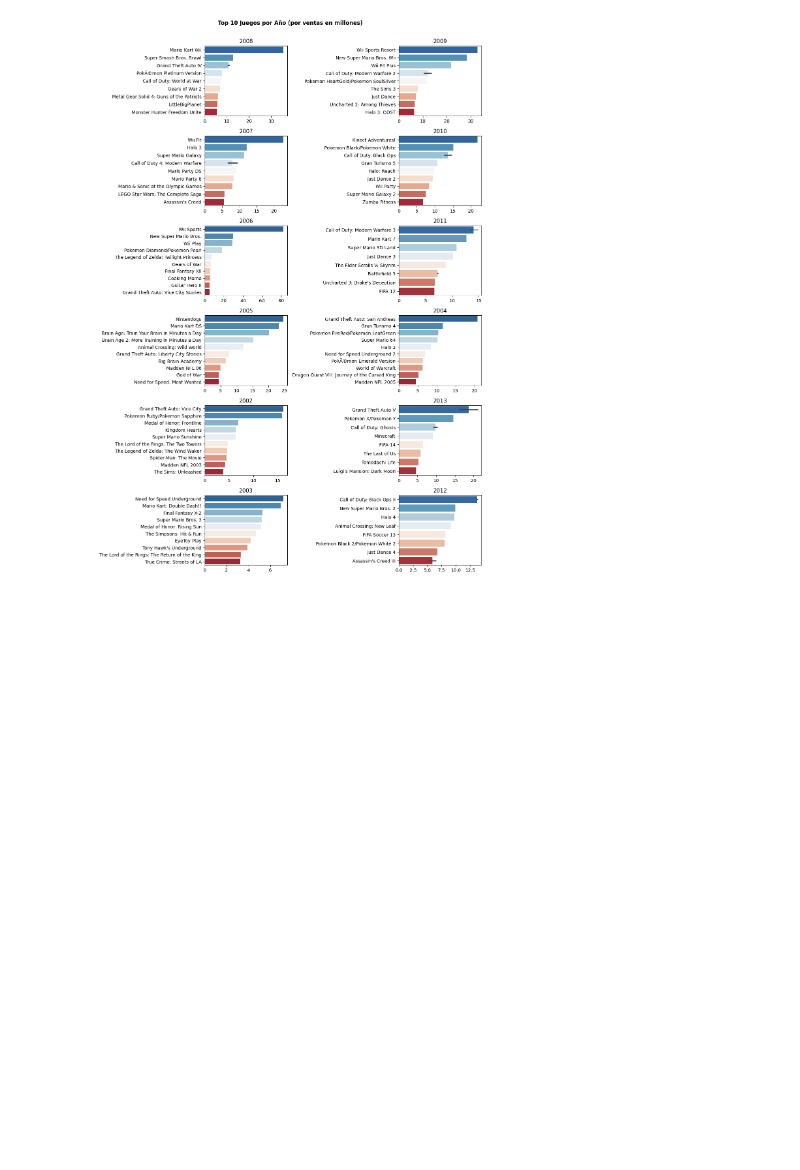
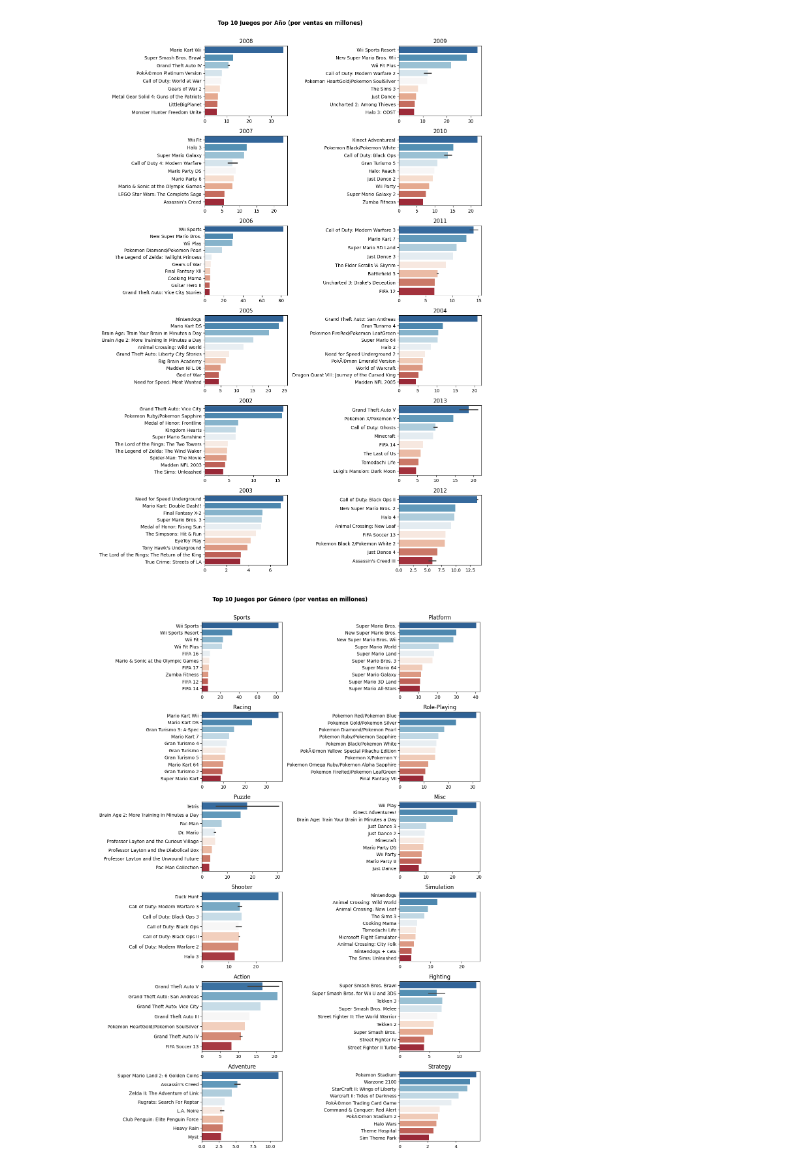
Before and after one commit to christianV1zcardo/Proyect_videogames_sales_EDA, a Jupyter notebook: main.ipynb, the cells around one changed output. Drawn from its saved outputs; the diff is of its cells as text; code cells hidden in the pictures; blank space fills up the shorter version.

Commit message:
Top 10 Juegos por Genres

```diff
--- a/main.ipynb
+++ b/main.ipynb
@@ -179,3 +179,27 @@ plt.tight_layout()
 plt.show()
 # %% [output]
 [figure]
+# %%
+fig, ax  = plt.subplots(nrows=6,  ncols=2, figsize=(12, 17))
+fig.suptitle('Top 10 Juegos por Género (por ventas en millones)',
+             fontweight='bold', y=1.005)
+ax = ax.flatten()
+
+# Top Años por Ventas
+gen = df['Genre'].unique()
+
+for i, genre in enumerate(gen):
+    # Top Juegos por Años
+    top_j = df[df['Genre'] == genre][['Name', 'Global_Sales']] \
+    .sort_values(by='Global_Sales', ascending=False)[:10]
+    # Gráfico
+    sns.barplot(data=top_j, y='Name', x='Global_Sales', ax=ax[i],
+            palette='RdBu_r', hue='Name')
+    ax[i].set_title(genre)
+    ax[i].set_xlabel('')
+    ax[i].set_ylabel('')
+
+plt.tight_layout()
+plt.show()
+# %% [output]
+[figure, added]
```
Also changed, not shown: 2 other files.
